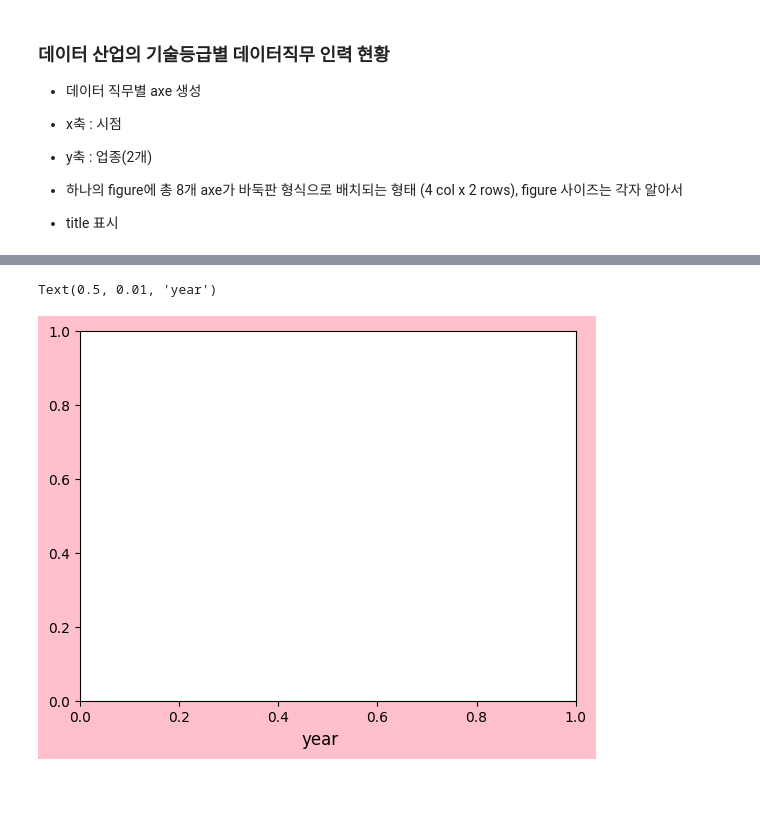
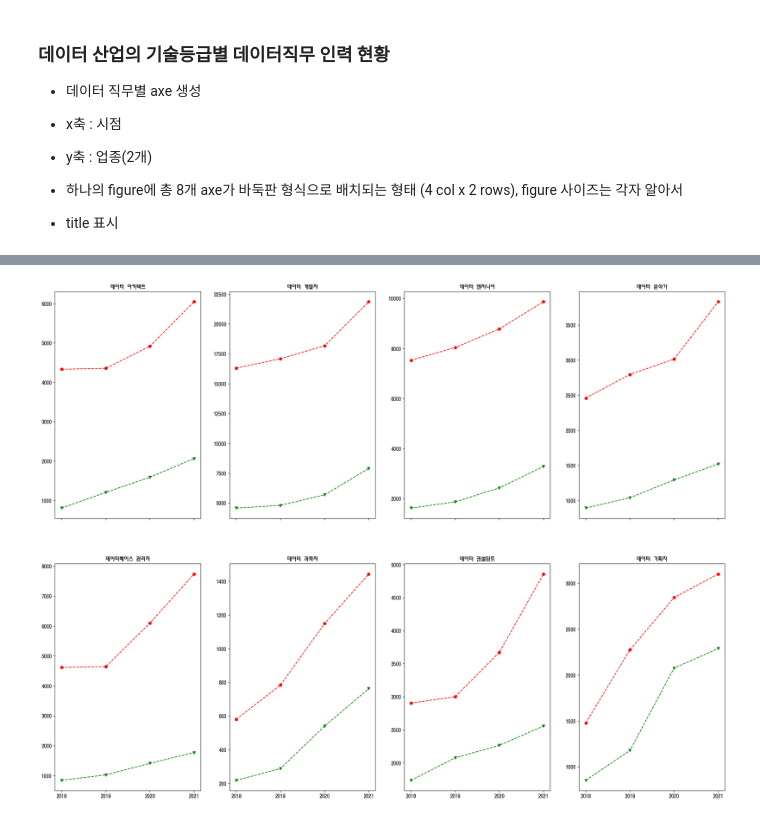
Before and after one commit to chaehee-Jin/-AWS--Python, a Jupyter notebook: Day23_data_work Last checkpoint.ipynb, the cells around one changed output, grey strips where cells are left out. Saved outputs shown, nothing was run; the diff lists cells and outputs as text; code cells hidden in the pictures; blank space fills up the shorter version.

```diff
--- a/Day23_data_work Last checkpoint.ipynb
+++ b/Day23_data_work Last checkpoint.ipynb
@@ -57,18 +53,19 @@ max    2021.000000  2556.000000  4856.000000
-# %%
-
-filter1 = pd_data['데이터직무별()'] == '데이터 아키덱트'
-sub_data = pd_data[filter1]
-
-
-filter2 = pd_data['데이터직무별()'] == '데이터 개발자'
-sub_data = pd_data[filter2]
-
-_, axe = plt.subplots()
-axe.plot(sub_data['시점'], sub_data.lioc[:, 3])
-axe.plot(sub_data['시점'], sub_data.lioc[:, 4])
-
-_, axe = plt.subplots()
-axe.plot(sub_data['데이터 아키텍트'], sub_data)
-# %% [output]
-Text(0.5, 0.01, 'year')
-[figure, removed]
+# %%
+fig, axes = plt.subplots(2, 4, figsize =(6.4*4, 4.8*4), sharey=False, sharex=True)
+col_names = pd_data.columns[-2:]
+
+for i,n in enumerate(pd_data['데이터직무별(1)'].unique()):
+    filter1 = pd_data['데이터직무별(1)'] == n
+    xs = pd_data.loc[filter1, '시점']
+    ys = pd_data.loc[filter1, col_names]
+    ax = axes[i//4, i%4]
+
+    ax.set_title(n)
+    #axes[i//4, i%4].set_title(n)
+    ax.plot(xs.astype('str'), ys.iloc[:,0],'gv--')
+    ax.plot(xs.astype('str'), ys.iloc[:,1],'ro--')
+
+    #print(xs.dtype)
+#print(n)
+# %% [output]
+[figure, added]
```
Also changed, not shown: parts of 3 cells of this notebook, 1 other file.
